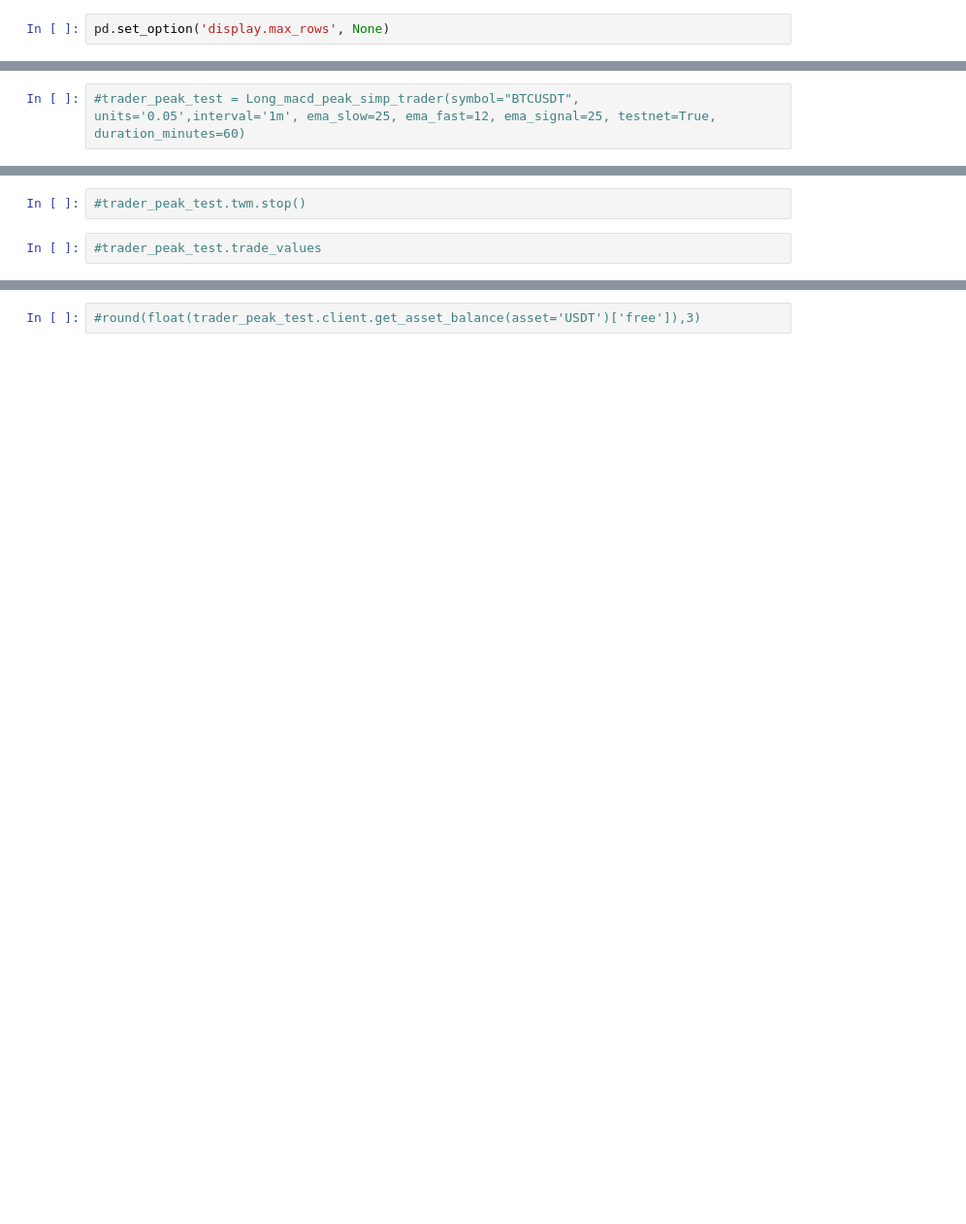
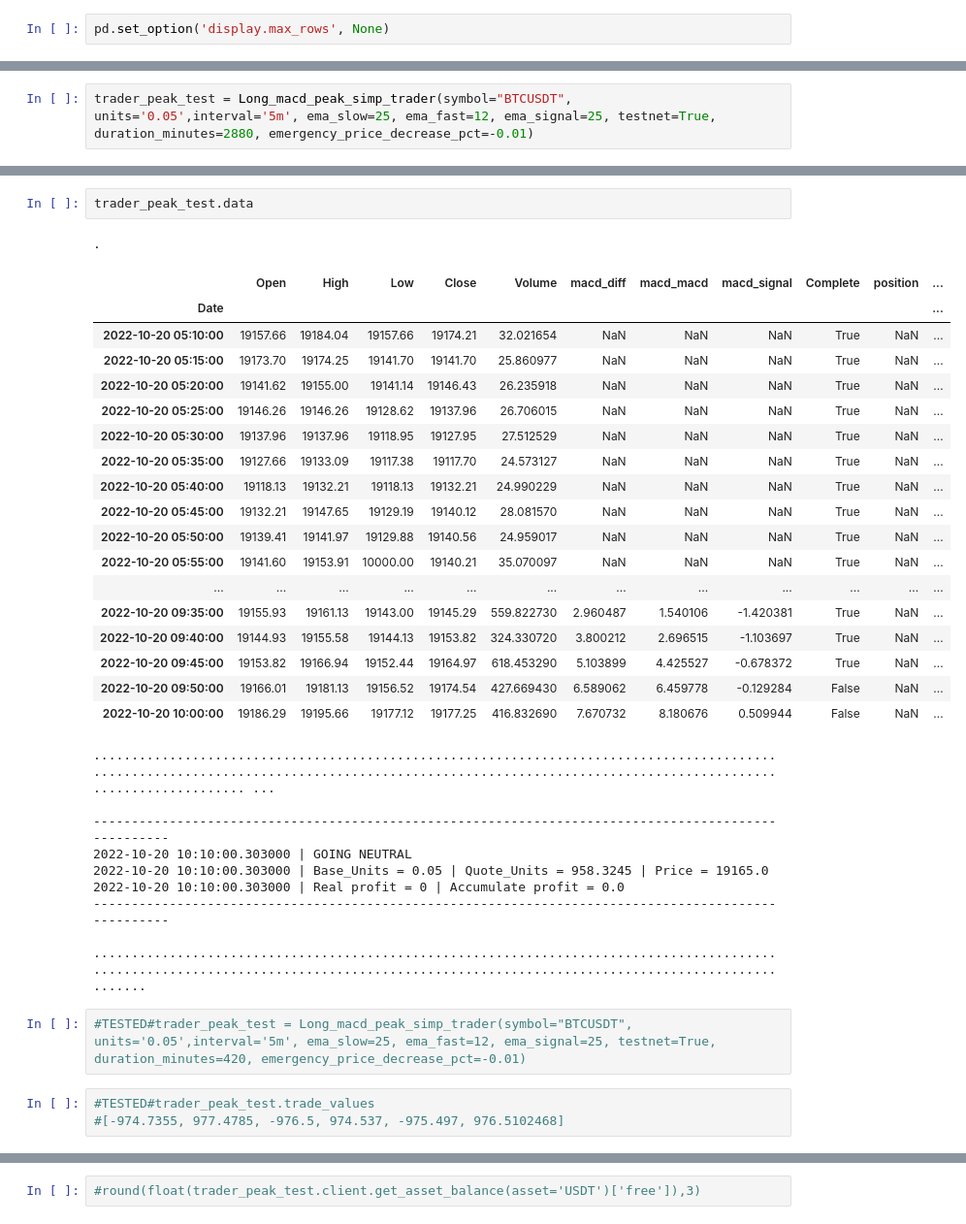
Before and after one commit to jparraporcar/binance-futures-trading-bot, a Jupyter notebook: macd_peak_long_trader_aws/macd_peak_long_trader_aws.ipynb, the cells around one changed output, grey strips where cells are left out. Shown at 97% size. Cells and saved outputs as stored; diff of their text form; blank space fills up the shorter version.

Commit message:
Updated 'collect_opt' files with optimizaed parameters + updated traders classes

```diff
--- a/macd_peak_long_trader_aws/macd_peak_long_trader_aws.ipynb
+++ b/macd_peak_long_trader_aws/macd_peak_long_trader_aws.ipynb
@@ -383,3 +433,3 @@ class Long_macd_peak_simp_trader():
 # %%
-#trader_peak_test = Long_macd_peak_simp_trader(symbol="BTCUSDT", units='0.05',interval='1m', ema_slow=25, ema_fast=12, ema_signal=25, testnet=True, duration_minutes=60)
+trader_peak_test = Long_macd_peak_simp_trader(symbol="BTCUSDT", units='0.05',interval='5m', ema_slow=25, ema_fast=12, ema_signal=25, testnet=True, duration_minutes=2880, emergency_price_decrease_pct=-0.01)
 # %%
@@ -391,4 +454,36 @@ class Long_macd_peak_simp_trader():
-# %%
-#trader_peak_test.twm.stop()
+# %%
+trader_peak_test.data
+# %% [output]
+.
+|  | Open | High | Low | Close | Volume | macd_diff | macd_macd | macd_signal | Complete | position | ... |
+| Date |  |  |  |  |  |  |  |  |  |  | ... |
+| 2022-10-20 05:10:00 | 19157.66 | 19184.04 | 19157.66 | 19174.21 | 32.021654 | NaN | NaN | NaN | True | NaN | ... |
+| 2022-10-20 05:15:00 | 19173.70 | 19174.25 | 19141.70 | 19141.70 | 25.860977 | NaN | NaN | NaN | True | NaN | ... |
+| 2022-10-20 05:20:00 | 19141.62 | 19155.00 | 19141.14 | 19146.43 | 26.235918 | NaN | NaN | NaN | True | NaN | ... |
+| 2022-10-20 05:25:00 | 19146.26 | 19146.26 | 19128.62 | 19137.96 | 26.706015 | NaN | NaN | NaN | True | NaN | ... |
+| 2022-10-20 05:30:00 | 19137.96 | 19137.96 | 19118.95 | 19127.95 | 27.512529 | NaN | NaN | NaN | True | NaN | ... |
+| 2022-10-20 05:35:00 | 19127.66 | 19133.09 | 19117.38 | 19117.70 | 24.573127 | NaN | NaN | NaN | True | NaN | ... |
+| 2022-10-20 05:40:00 | 19118.13 | 19132.21 | 19118.13 | 19132.21 | 24.990229 | NaN | NaN | NaN | True | NaN | ... |
+| 2022-10-20 05:45:00 | 19132.21 | 19147.65 | 19129.19 | 19140.12 | 28.081570 | NaN | NaN | NaN | True | NaN | ... |
+| 2022-10-20 05:50:00 | 19139.41 | 19141.97 | 19129.88 | 19140.56 | 24.959017 | NaN | NaN | NaN | True | NaN | ... |
+| 2022-10-20 05:55:00 | 19141.60 | 19153.91 | 10000.00 | 19140.21 | 35.070097 | NaN | NaN | NaN | True | NaN | ... |
+| ... | ... | ... | ... | ... | ... | ... | ... | ... | ... | ... | ... |
+| 2022-10-20 09:35:00 | 19155.93 | 19161.13 | 19143.00 | 19145.29 | 559.822730 | 2.960487 | 1.540106 | -1.420381 | True | NaN | ... |
+| 2022-10-20 09:40:00 | 19144.93 | 19155.58 | 19144.13 | 19153.82 | 324.330720 | 3.800212 | 2.696515 | -1.103697 | True | NaN | ... |
+| 2022-10-20 09:45:00 | 19153.82 | 19166.94 | 19152.44 | 19164.97 | 618.453290 | 5.103899 | 4.425527 | -0.678372 | True | NaN | ... |
+| 2022-10-20 09:50:00 | 19166.01 | 19181.13 | 19156.52 | 19174.54 | 427.669430 | 6.589062 | 6.459778 | -0.129284 | False | NaN | ... |
+| 2022-10-20 10:00:00 | 19186.29 | 19195.66 | 19177.12 | 19177.25 | 416.832690 | 7.670732 | 8.180676 | 0.509944 | False | NaN | ... |
+........................................................................................................................................................................................................ ...
+
+----------------------------------------------------------------------------------------------------
+2022-10-20 10:10:00.303000 | GOING NEUTRAL
+2022-10-20 10:10:00.303000 | Base_Units = 0.05 | Quote_Units = 958.3245 | Price = 19165.0
+2022-10-20 10:10:00.303000 | Real profit = 0 | Accumulate profit = 0.0
+----------------------------------------------------------------------------------------------------
+
+...........................................................................................................................................................................................
+# %%
+#TESTED#trader_peak_test = Long_macd_peak_simp_trader(symbol="BTCUSDT", units='0.05',interval='5m', ema_slow=25, ema_fast=12, ema_signal=25, testnet=True, duration_minutes=420, emergency_price_decrease_pct=-0.01)
 # %%
-#trader_peak_test.trade_values
+#TESTED#trader_peak_test.trade_values
+#[-974.7355, 977.4785, -976.5, 974.537, -975.497, 976.5102468]
```
Also changed, not shown: parts of 18 cells of this notebook, 6 other files.
